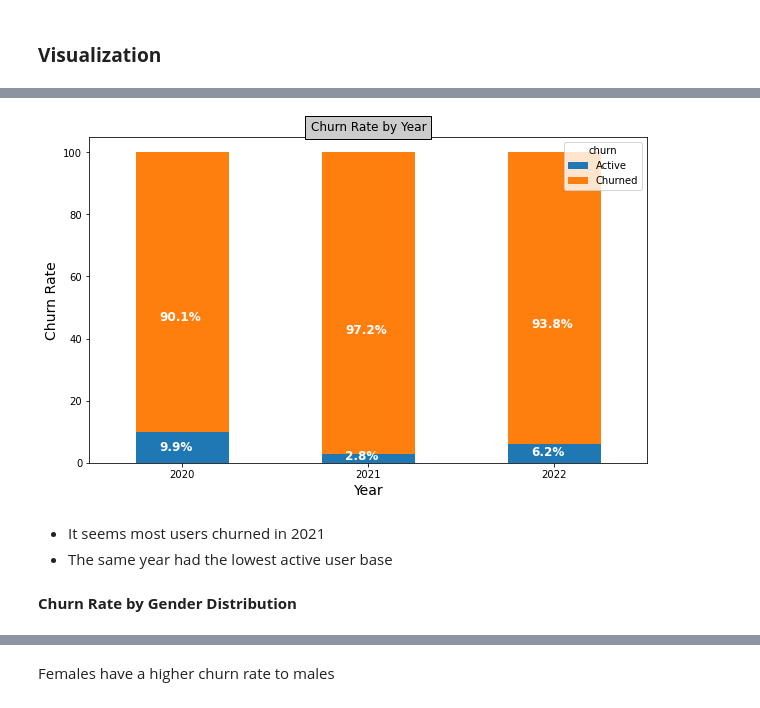
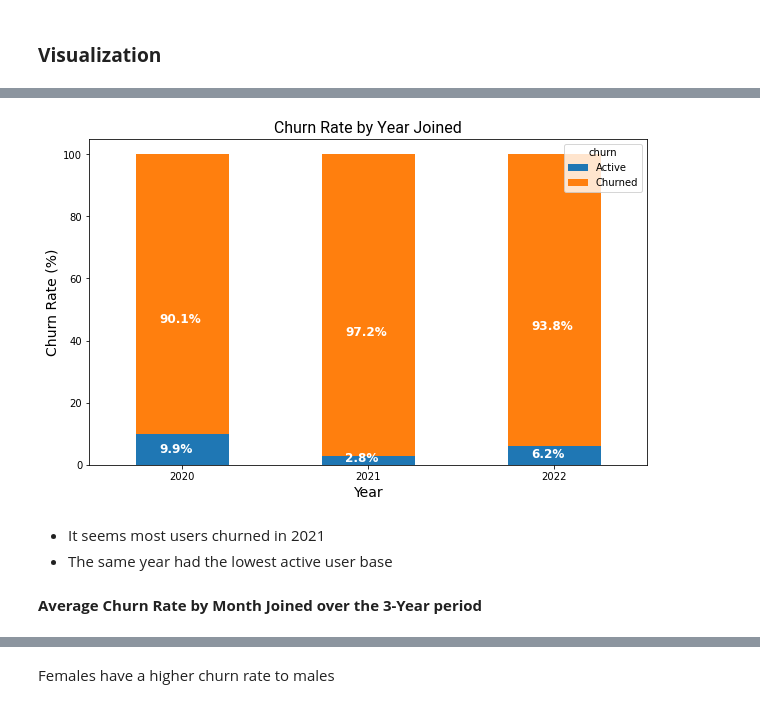
Before and after one commit to ronaldonyango/us-accidents-eda, a Jupyter notebook: churnAnalysis.ipynb, the cells around one changed output, grey strips where cells are left out. Saved outputs shown, nothing was run; the diff lists cells and outputs as text; code cells hidden in the pictures.

```diff
--- a/churnAnalysis.ipynb
+++ b/churnAnalysis.ipynb
@@ -97,3 +97,3 @@ df_joinedDate = df.dropna(subset = ['joined_date'])
 # %%
-df_dropGenderNull = df_joinedDate.dropna(subset = ['gender'])
+df= df.dropna(subset = ['gender'])
 # %%
@@ -118,9 +118,9 @@ df_ageMean
 # %% [markdown]
 <span style='font-family:"Roboto"'> **Replace and fill null values**
 # %%
-df_fillGenderMean = df_dropGenderNull.fillna(26)
+df['age'] = df['age'].fillna(df_ageMean)
 # %%
-df = df_fillGenderMean.astype({"age": int})
+df['age'] = df['age'].astype({"age": int})
 # %%
 df['gender'].value_counts()
 # %% [output]
@@ -144,0 +135,2 @@ Name: gender, dtype: int64
+# %%
+df['gender'] = df['gender'].replace(['Male', 'Female'], ['male', 'female'])
@@ -275,20 +288,22 @@ plt.show()
 # %%
+font1 = {'family':'roboto','color':'black','size':16}
+
 ax = ((df.groupby(lambda x: df['joined_date'][x].year)['churn'].value_counts(normalize=True)*100.0)
    .unstack('churn').plot.bar(stacked=True, rot =0 ,figsize=(10, 6))
 )
-plt.title("Churn Rate by Year", bbox={'facecolor':'0.8', 'pad':5})
-ax.set_ylabel('Churn Rate',size = 14 )
+plt.title("Churn Rate by Year Joined", fontdict=font1)
+ax.set_ylabel(f'Churn Rate (%)',size = 14 )
 ax.set_xlabel('Year', size = 14)
 for p in ax.patches:
     width, height = p.get_width(), p.get_height()
    # x, y = p.get_xy()
     ax.annotate('{:.1f}%'.format(height), (p.get_x()+.25*width, p.get_y()+.4*height), fontsize=12,
             color='white',
            weight = 'bold')
 # %% [output]
-[figure, old version]
+[figure, new version]
 # %% [markdown]
 - It seems most users churned in 2021
 - The same year had the lowest active user base
-# %% [markdown]
-<span style='font-family:"Roboto"'> **Churn Rate by Gender Distribution**
+# %% [markdown]
+<span style='font-family:"Roboto"'> **Average Churn Rate by Month Joined over the 3-Year period**
```
Also changed, not shown: parts of 26 cells of this notebook.
